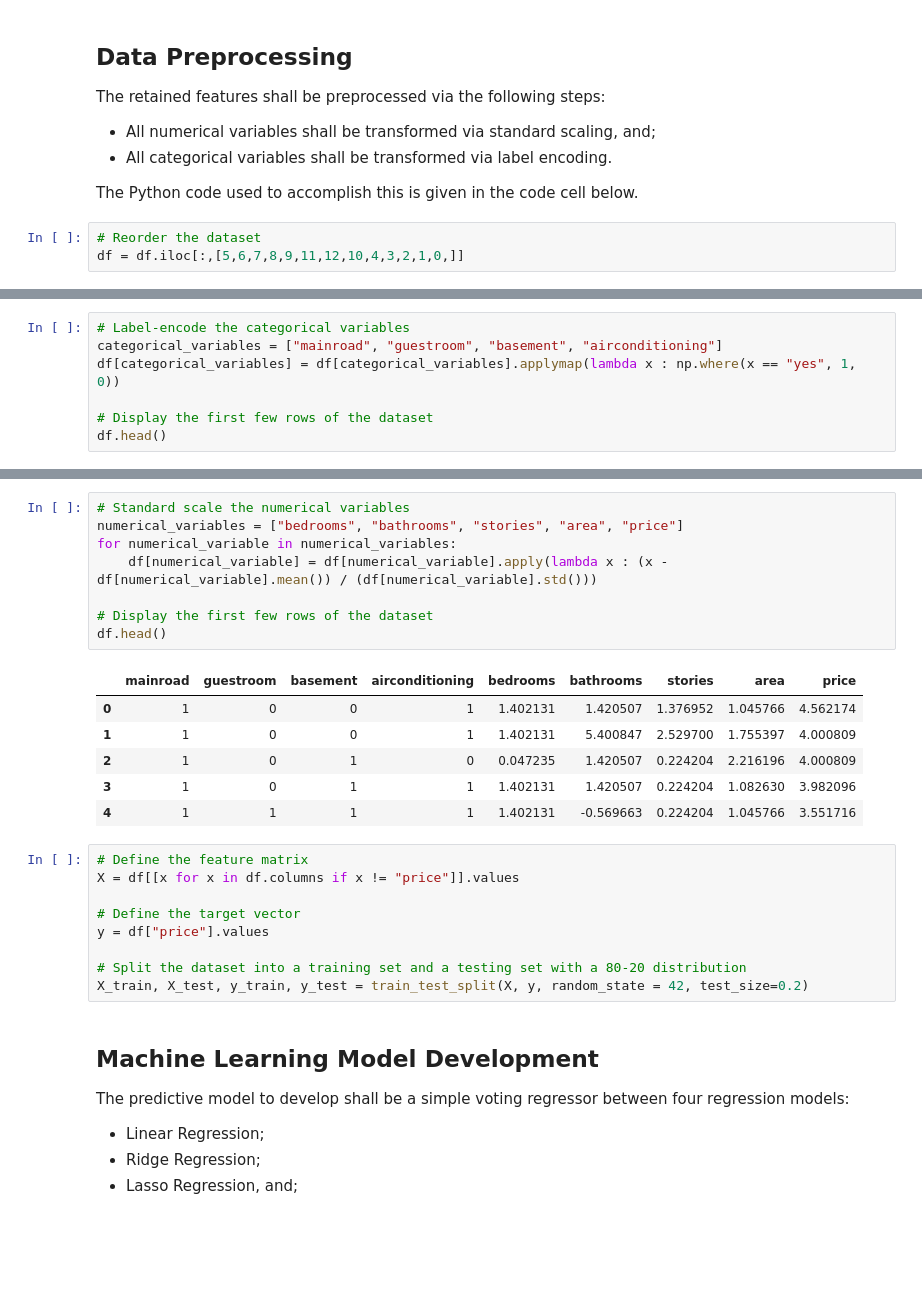
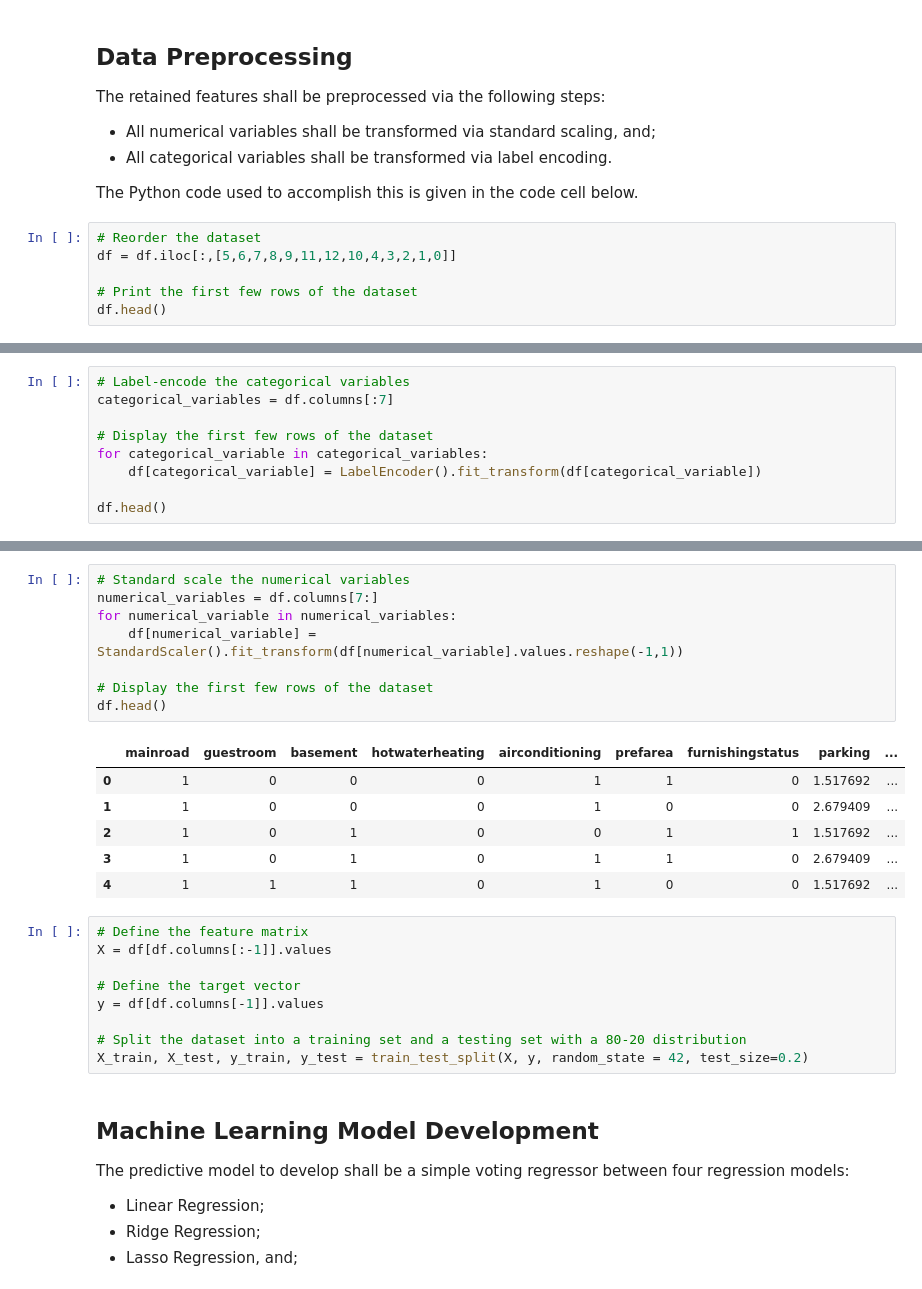
Before and after one commit to mzakariaz/BI-Machine-Learning-Project-1, a Jupyter notebook: house-price-prediction.ipynb, the cells around one changed output, grey strips where cells are left out. Cells and saved outputs as stored; diff of their text form; blank space fills up the shorter version.

```diff
--- a/house-price-prediction.ipynb
+++ b/house-price-prediction.ipynb
@@ -211,4 +211,7 @@ The retained features shall be preprocessed via the following steps:
 The Python code used to accomplish this is given in the code cell below.
 # %%
 # Reorder the dataset
-df = df.iloc[:,[5,6,7,8,9,11,12,10,4,3,2,1,0,]]
+df = df.iloc[:,[5,6,7,8,9,11,12,10,4,3,2,1,0]]
+
+# Print the first few rows of the dataset
+df.head()
@@ -231,8 +225,10 @@ df
 # %%
 # Label-encode the categorical variables
-categorical_variables = ["mainroad", "guestroom", "basement", "airconditioning"]
-df[categorical_variables] = df[categorical_variables].applymap(lambda x : np.where(x == "yes", 1, 0))
+categorical_variables = df.columns[:7]
 
 # Display the first few rows of the dataset
+for categorical_variable in categorical_variables:
+    df[categorical_variable] = LabelEncoder().fit_transform(df[categorical_variable])
+
 df.head()
 # %% [output]
@@ -245,24 +248,24 @@ df.head()
 # %%
 # Standard scale the numerical variables
-numerical_variables = ["bedrooms", "bathrooms", "stories", "area", "price"]
+numerical_variables = df.columns[7:]
 for numerical_variable in numerical_variables:
-    df[numerical_variable] = df[numerical_variable].apply(lambda x : (x - df[numerical_variable].mean()) / (df[numerical_variable].std()))
+    df[numerical_variable] = StandardScaler().fit_transform(df[numerical_variable].values.reshape(-1,1))
 
 # Display the first few rows of the dataset
 df.head()
 # %% [output]
-|  | mainroad | guestroom | basement | airconditioning | bedrooms | bathrooms | stories | area | price |
-| 0 | 1 | 0 | 0 | 1 | 1.402131 | 1.420507 | 1.376952 | 1.045766 | 4.562174 |
-| 1 | 1 | 0 | 0 | 1 | 1.402131 | 5.400847 | 2.529700 | 1.755397 | 4.000809 |
-| 2 | 1 | 0 | 1 | 0 | 0.047235 | 1.420507 | 0.224204 | 2.216196 | 4.000809 |
-| 3 | 1 | 0 | 1 | 1 | 1.402131 | 1.420507 | 0.224204 | 1.082630 | 3.982096 |
-| 4 | 1 | 1 | 1 | 1 | 1.402131 | -0.569663 | 0.224204 | 1.045766 | 3.551716 |
+|  | mainroad | guestroom | basement | hotwaterheating | airconditioning | prefarea | furnishingstatus | parking | ... |
+| 0 | 1 | 0 | 0 | 0 | 1 | 1 | 0 | 1.517692 | ... |
+| 1 | 1 | 0 | 0 | 0 | 1 | 0 | 0 | 2.679409 | ... |
+| 2 | 1 | 0 | 1 | 0 | 0 | 1 | 1 | 1.517692 | ... |
+| 3 | 1 | 0 | 1 | 0 | 1 | 1 | 0 | 2.679409 | ... |
+| 4 | 1 | 1 | 1 | 0 | 1 | 0 | 0 | 1.517692 | ... |
 # %%
 # Define the feature matrix
-X = df[[x for x in df.columns if x != "price"]].values
+X = df[df.columns[:-1]].values
 
 # Define the target vector
-y = df["price"].values
+y = df[df.columns[-1]].values
 
 # Split the dataset into a training set and a testing set with a 80-20 distribution
 X_train, X_test, y_train, y_test = train_test_split(X, y, random_state = 42, test_size=0.2)
```
Also changed, not shown: parts of 11 cells of this notebook.
